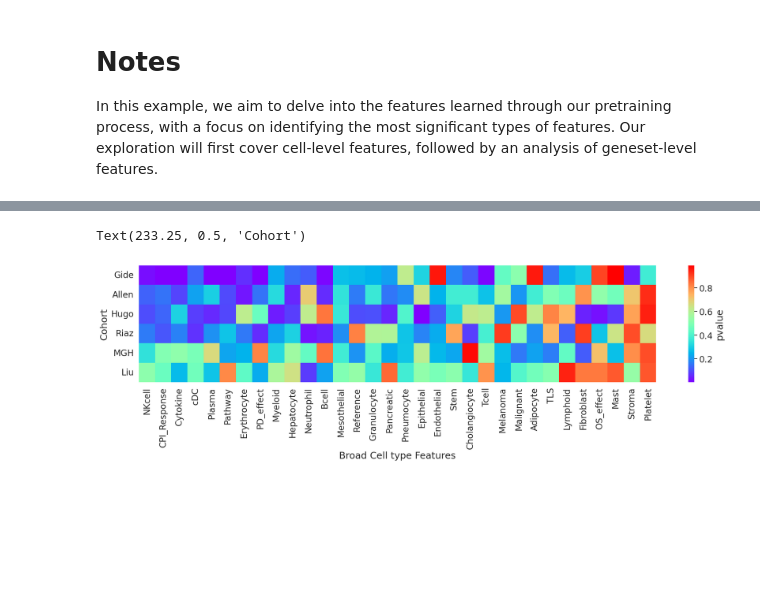
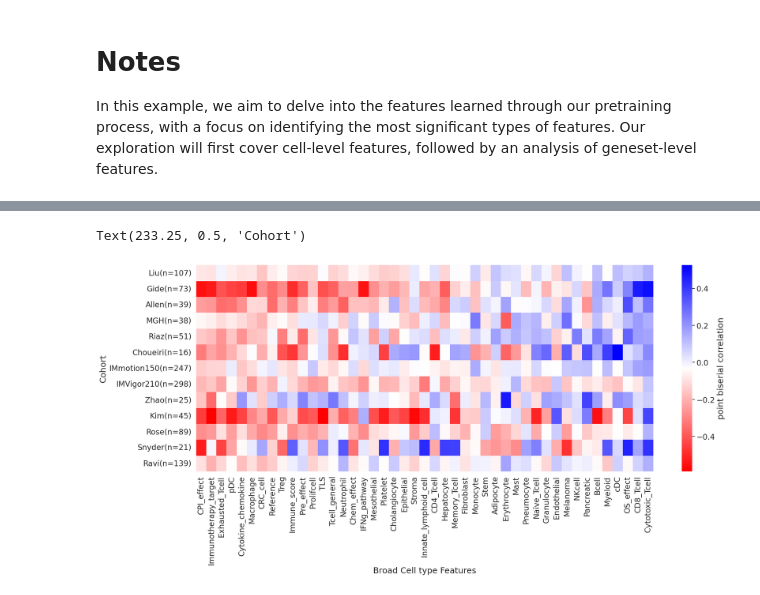
Before and after one commit to ashyamal/COMPASS, a Jupyter notebook: example/script/02_features.ipynb, the cells around one changed output, grey strips where cells are left out. Drawn from its saved outputs; the diff is of its cells as text; code cells hidden in the pictures; blank space fills up the shorter version.

```diff
--- a/example/script/02_features.ipynb
+++ b/example/script/02_features.ipynb
@@ -80,0 +128,26 @@ Text(233.25, 0.5, 'Cohort')
+# %%
+dfp = dfcelltype.join(label).join(cohort)
+
+import scipy.stats as stats
+
+res= []
+for f in dfcelltype.columns:
+    p = dfp.groupby('cohort').apply(lambda x:stats.pointbiserialr(x.response_label.map({'R':1, 'NR':0}), x[f])[0])
+    p = p.to_frame(f)
+    res.append(p)
+
+pcc = pd.concat(res, axis=1)
+pcc = pcc[pcc.mean().sort_values().index]
+pcc = pcc.loc[cohort.unique()]
+
+fig, ax = plt.subplots(figsize = (22,8))
+sns.heatmap(pcc, cmap = 'bwr_r', ax=ax, cbar_kws={'label': 'point biserial correlation'})
+
+# groups = df_label[['cancer_type', 'cohort']].drop_duplicates().groupby('cancer_type').cohort.apply(lambda x:x.tolist()).to_dict()
+# annotate_yranges(groups, ax =ax)
+
+ax.set_xlabel('Broad Cell type Features')
+ax.set_ylabel('Cohort')
+# %% [output]
+Text(233.25, 0.5, 'Cohort')
+[figure, added]
@@ -81,20 +157,17 @@ Text(233.25, 0.5, 'Cohort')
 # %%
-res = []
-for f in feat_names:
-    p = dfp.groupby('cohort').apply(lambda x:stats.pointbiserialr(x.response_label.map({'R':1, 'NR':0}), x[f])[1])
-    p = p.to_frame(f)
-    res.append(p)
+# res = []
+# for f in celltype_feature_names:
+#     p = dfp.groupby('cohort').apply(lambda x:stats.pointbiserialr(x.response_label.map({'R':1, 'NR':0}), x[f])[1])
+#     p = p.to_frame(f)
+#     res.append(p)
 
-pcc = pd.concat(res, axis=1)
-pcc = pcc[pcc.mean().sort_values().index]
-pcc = pcc.loc[pcc.mean(axis=1).sort_values().index]
-# pcc = 1.5**pcc
-fig, ax = plt.subplots(figsize = (22,4))
-sns.heatmap(pcc, cmap = 'rainbow', ax=ax, cbar_kws={'label': 'pvalue'})
+# pcc = pd.concat(res, axis=1)
+# pcc = pcc[pcc.mean().sort_values().index]
+# pcc = pcc.loc[pcc.mean(axis=1).sort_values().index]
+# # pcc = 1.5**pcc
+# fig, ax = plt.subplots(figsize = (22,4))
+# sns.heatmap(pcc, cmap = 'rainbow', ax=ax, cbar_kws={'label': 'pvalue'})
 
-ax.set_xlabel('Broad Cell type Features')
-ax.set_ylabel('Cohort')
+# ax.set_xlabel('Broad Cell type Features')
+# ax.set_ylabel('Cohort')
-# %% [output]
-Text(233.25, 0.5, 'Cohort')
-[figure, removed]
 # %%
```
Also changed, not shown: parts of 14 cells of this notebook, 4 other files.
